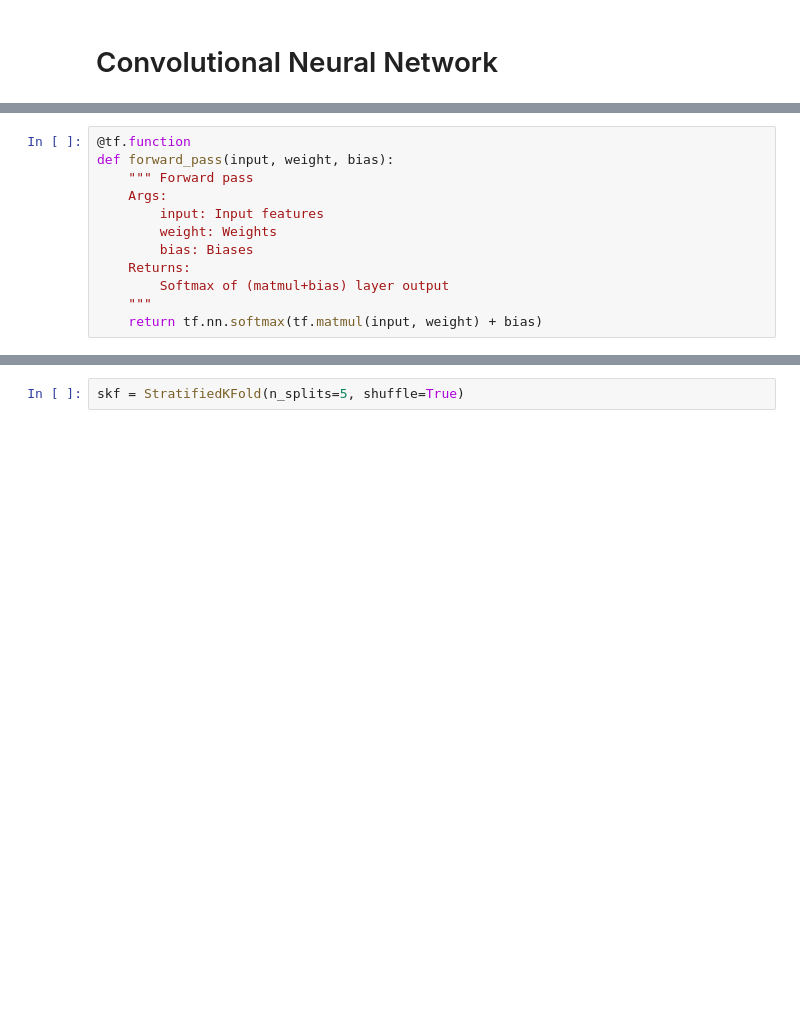
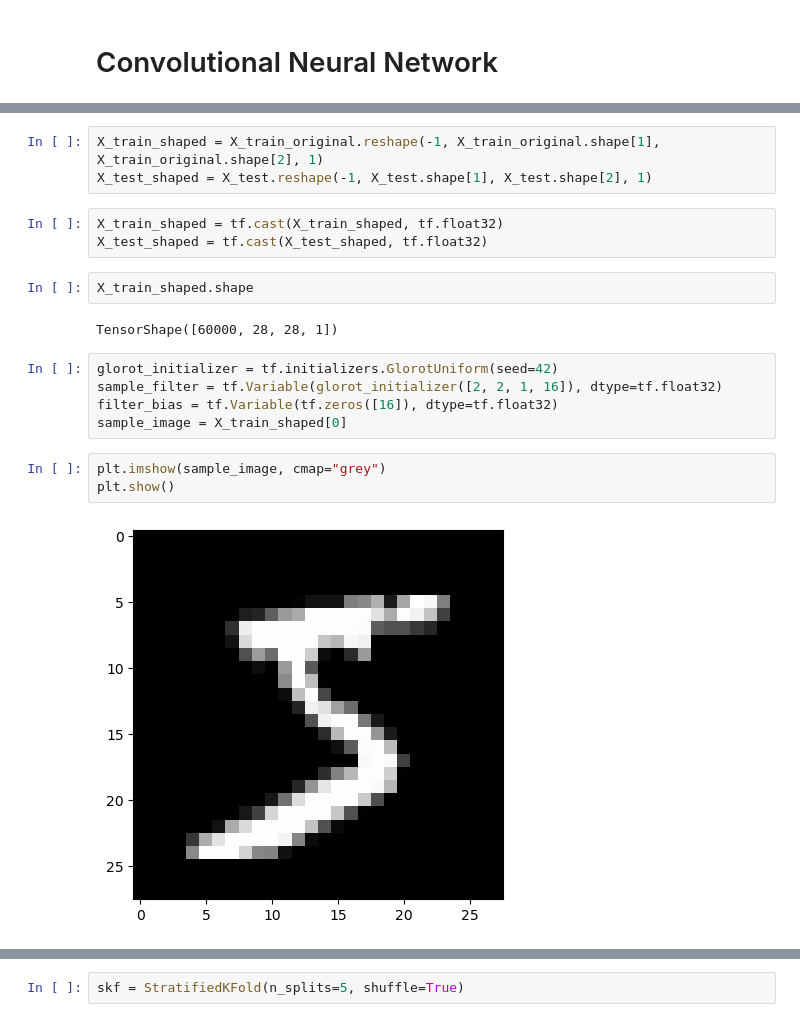
Before and after one commit to danieltar18/cnn-tensorflow, a Jupyter notebook: mnist/mnist.ipynb, the cells around one changed output, grey strips where cells are left out. Drawn from its saved outputs; the diff is of its cells as text; blank space fills up the shorter version.

```diff
--- a/mnist/mnist.ipynb
+++ b/mnist/mnist.ipynb
@@ -91,12 +74,20 @@ def create_model(input_shape, output_shape, seed=42):
-# %%
-@tf.function
-def forward_pass(input, weight, bias):
-    """ Forward pass
-    Args:
-        input: Input features
-        weight: Weights
-        bias: Biases
-    Returns:
-        Softmax of (matmul+bias) layer output
-    """
-    return tf.nn.softmax(tf.matmul(input, weight) + bias)
+# %%
+X_train_shaped = X_train_original.reshape(-1, X_train_original.shape[1], X_train_original.shape[2], 1)
+X_test_shaped = X_test.reshape(-1, X_test.shape[1], X_test.shape[2], 1)
+# %%
+X_train_shaped = tf.cast(X_train_shaped, tf.float32)
+X_test_shaped = tf.cast(X_test_shaped, tf.float32)
+# %%
+X_train_shaped.shape
+# %% [output]
+TensorShape([60000, 28, 28, 1])
+# %%
+glorot_initializer = tf.initializers.GlorotUniform(seed=42)
+sample_filter = tf.Variable(glorot_initializer([2, 2, 1, 16]), dtype=tf.float32)
+filter_bias = tf.Variable(tf.zeros([16]), dtype=tf.float32)
+sample_image = X_train_shaped[0]
+# %%
+plt.imshow(sample_image, cmap="grey")
+plt.show()
+# %% [output]
+[figure, added]
```
Also changed, not shown: parts of 84 cells of this notebook.
